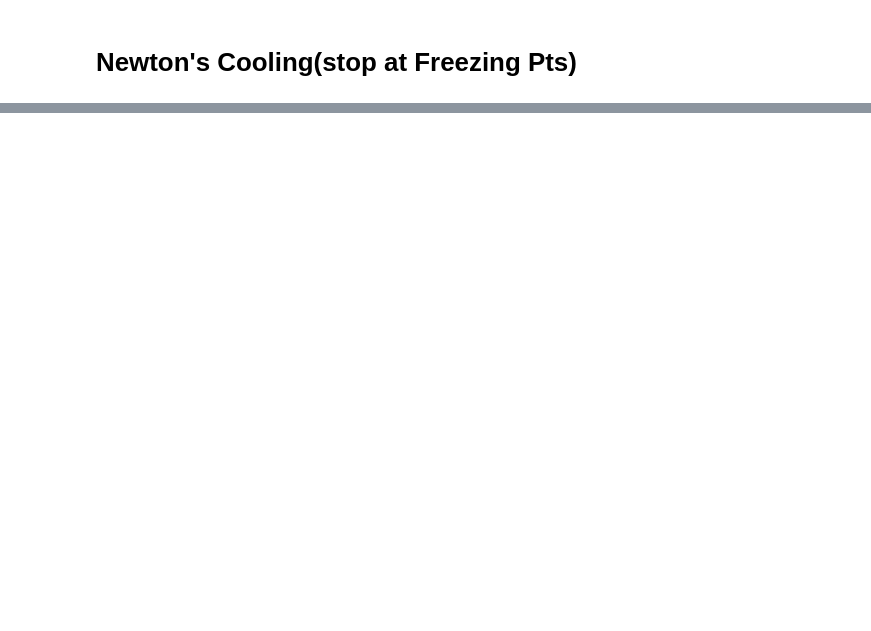
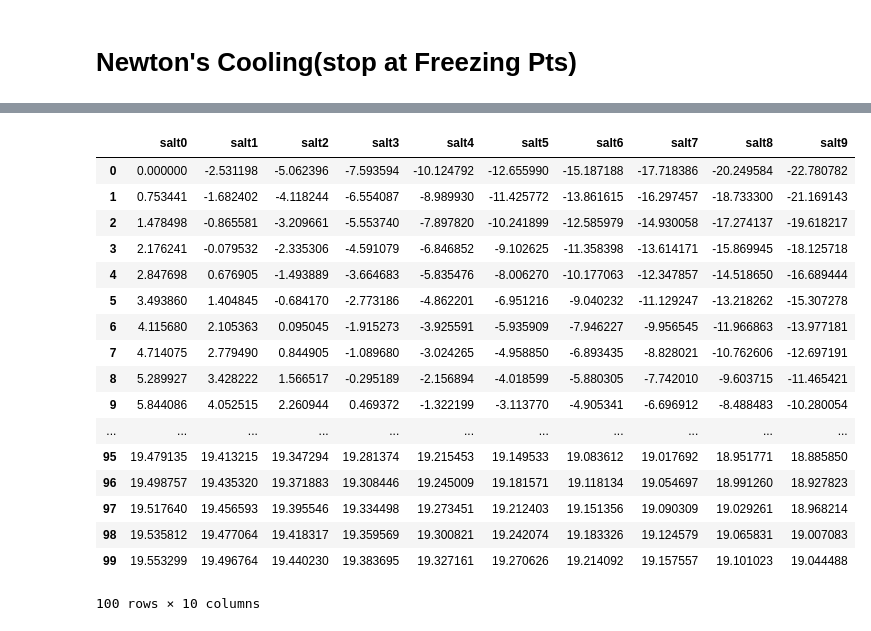
Before and after one commit to 867006905/ModSimPy, a Jupyter notebook: code/Project Two/Project 2.ipynb, the cells around one changed output, grey strips where cells are left out. Cells and saved outputs as stored; diff of their text form; code cells hidden in the pictures; blank space fills up the shorter version.

```diff
--- a/code/Project Two/Project 2.ipynb
+++ b/code/Project Two/Project 2.ipynb
@@ -296,0 +258,22 @@ decorate(xlabel = 'Outside Temperature',
+# %%
+temperature_liquid.columns = ['salt0', 'salt1', 'salt2', 'salt3', 'salt4', 'salt5', 'salt6', 'salt7', 'salt8', 'salt9']
+temperature_liquid
+# %% [output]
+|  | salt0 | salt1 | salt2 | salt3 | salt4 | salt5 | salt6 | salt7 | salt8 | salt9 |
+| 0 | 0.000000 | -2.531198 | -5.062396 | -7.593594 | -10.124792 | -12.655990 | -15.187188 | -17.718386 | -20.249584 | -22.780782 |
+| 1 | 0.753441 | -1.682402 | -4.118244 | -6.554087 | -8.989930 | -11.425772 | -13.861615 | -16.297457 | -18.733300 | -21.169143 |
+| 2 | 1.478498 | -0.865581 | -3.209661 | -5.553740 | -7.897820 | -10.241899 | -12.585979 | -14.930058 | -17.274137 | -19.618217 |
+| 3 | 2.176241 | -0.079532 | -2.335306 | -4.591079 | -6.846852 | -9.102625 | -11.358398 | -13.614171 | -15.869945 | -18.125718 |
+| 4 | 2.847698 | 0.676905 | -1.493889 | -3.664683 | -5.835476 | -8.006270 | -10.177063 | -12.347857 | -14.518650 | -16.689444 |
+| 5 | 3.493860 | 1.404845 | -0.684170 | -2.773186 | -4.862201 | -6.951216 | -9.040232 | -11.129247 | -13.218262 | -15.307278 |
+| 6 | 4.115680 | 2.105363 | 0.095045 | -1.915273 | -3.925591 | -5.935909 | -7.946227 | -9.956545 | -11.966863 | -13.977181 |
+| 7 | 4.714075 | 2.779490 | 0.844905 | -1.089680 | -3.024265 | -4.958850 | -6.893435 | -8.828021 | -10.762606 | -12.697191 |
+| 8 | 5.289927 | 3.428222 | 1.566517 | -0.295189 | -2.156894 | -4.018599 | -5.880305 | -7.742010 | -9.603715 | -11.465421 |
+| 9 | 5.844086 | 4.052515 | 2.260944 | 0.469372 | -1.322199 | -3.113770 | -4.905341 | -6.696912 | -8.488483 | -10.280054 |
+| ... | ... | ... | ... | ... | ... | ... | ... | ... | ... | ... |
+| 95 | 19.479135 | 19.413215 | 19.347294 | 19.281374 | 19.215453 | 19.149533 | 19.083612 | 19.017692 | 18.951771 | 18.885850 |
+| 96 | 19.498757 | 19.435320 | 19.371883 | 19.308446 | 19.245009 | 19.181571 | 19.118134 | 19.054697 | 18.991260 | 18.927823 |
+| 97 | 19.517640 | 19.456593 | 19.395546 | 19.334498 | 19.273451 | 19.212403 | 19.151356 | 19.090309 | 19.029261 | 18.968214 |
+| 98 | 19.535812 | 19.477064 | 19.418317 | 19.359569 | 19.300821 | 19.242074 | 19.183326 | 19.124579 | 19.065831 | 19.007083 |
+| 99 | 19.553299 | 19.496764 | 19.440230 | 19.383695 | 19.327161 | 19.270626 | 19.214092 | 19.157557 | 19.101023 | 19.044488 |
+100 rows × 10 columns
```
Also changed, not shown: parts of 27 cells of this notebook.
